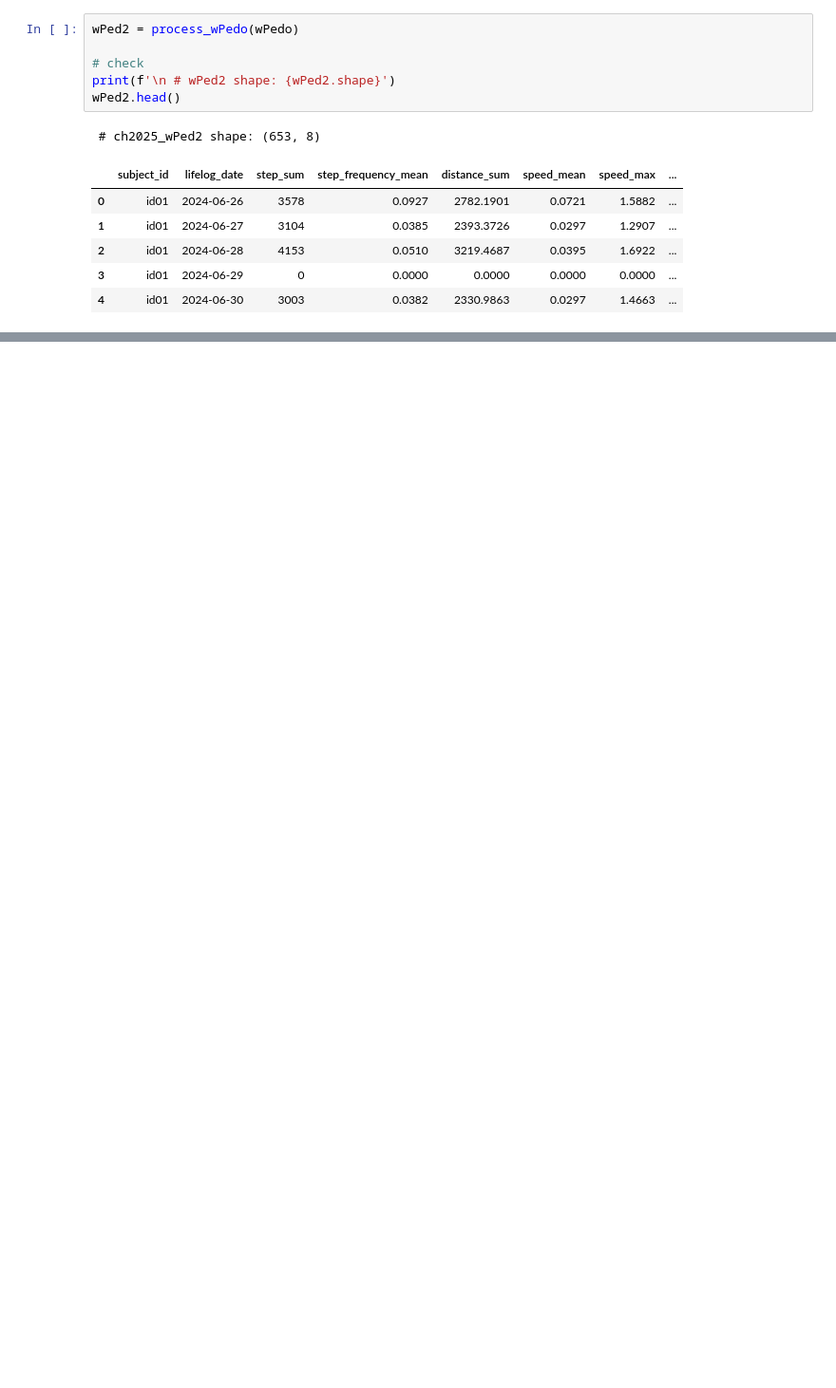
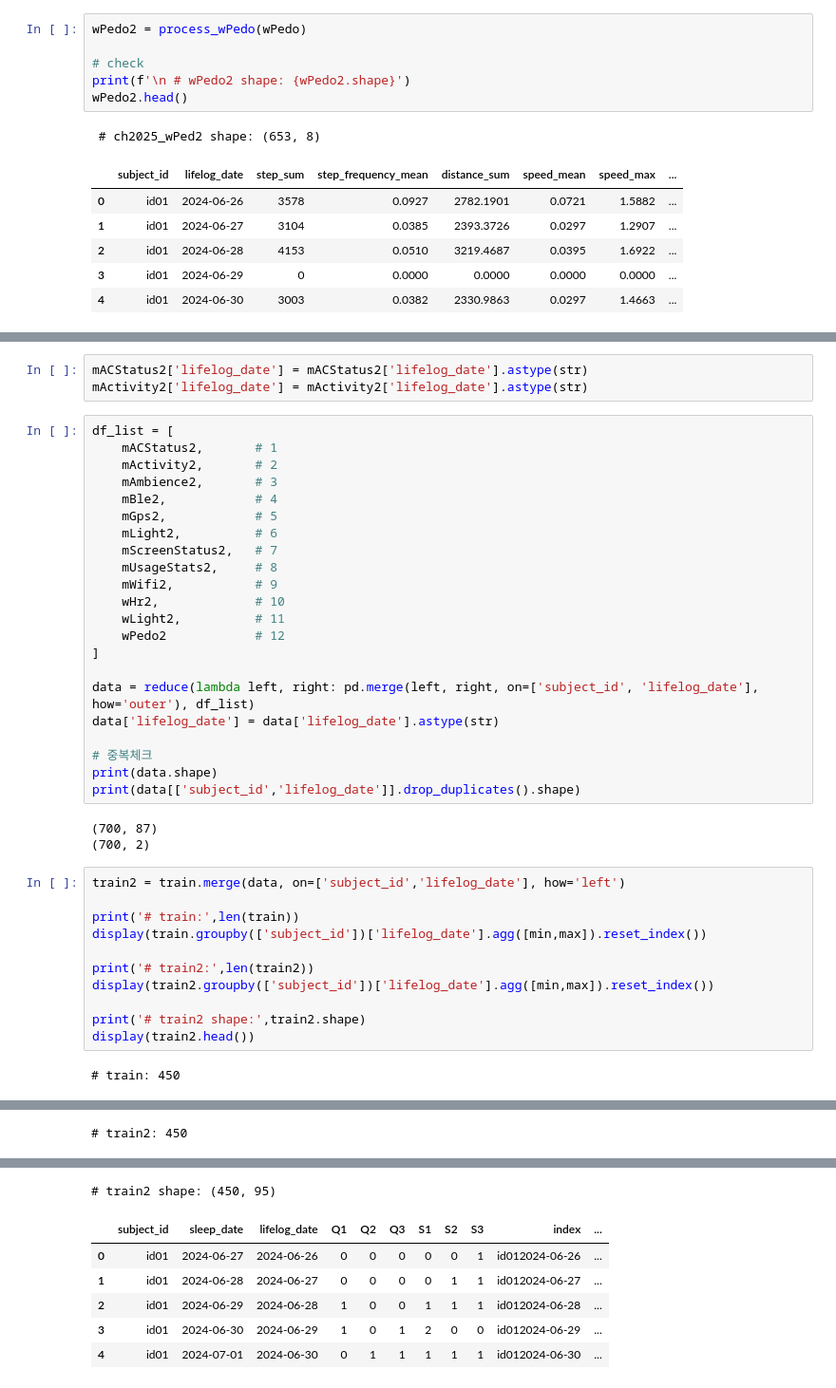
Before and after one commit to jacobgreen4477/Construction-Equipment-Oil-Condition-Classification-AI-Competition, a Jupyter notebook: ETRI_v1_0_0.ipynb, the cells around one changed output, grey strips where cells are left out. Shown: that part at 95% size. Drawn from its saved outputs; the diff is of its cells as text; blank space fills up the shorter version.

```diff
--- a/ETRI_v1_0_0.ipynb
+++ b/ETRI_v1_0_0.ipynb
@@ -1360,11 +1324,11 @@ def process_wPedo(df):
 
     return summary
 # %%
-wPed2 = process_wPedo(wPedo)
+wPedo2 = process_wPedo(wPedo)
 
 # check
-print(f'\n # wPed2 shape: {wPed2.shape}')
-wPed2.head()
+print(f'\n # wPedo2 shape: {wPedo2.shape}')
+wPedo2.head()
 # %% [output]
  # ch2025_wPed2 shape: (653, 8)
 |  | subject_id | lifelog_date | step_sum | step_frequency_mean | distance_sum | speed_mean | speed_max | ... |
@@ -1428,0 +1374,41 @@ test_df = pd.merge(test_keys, merged_df, on=['subject_id', 'lifelog_date'], how=
+# %%
+mACStatus2['lifelog_date'] = mACStatus2['lifelog_date'].astype(str)
+mActivity2['lifelog_date'] = mActivity2['lifelog_date'].astype(str)
+# %%
+df_list = [
+    mACStatus2,       # 1
+    mActivity2,       # 2
+    mAmbience2,       # 3
+    mBle2,            # 4
+    mGps2,            # 5
+    mLight2,          # 6
+    mScreenStatus2,   # 7
+    mUsageStats2,     # 8
+    mWifi2,           # 9
+    wHr2,             # 10
+    wLight2,          # 11
+    wPedo2            # 12
+]
+
+data = reduce(lambda left, right: pd.merge(left, right, on=['subject_id', 'lifelog_date'], how='outer'), df_list)
+data['lifelog_date'] = data['lifelog_date'].astype(str)
+
+# 중복체크
+print(data.shape)
+print(data[['subject_id','lifelog_date']].drop_duplicates().shape)
+# %% [output]
+(700, 87)
+(700, 2)
+# %%
+train2 = train.merge(data, on=['subject_id','lifelog_date'], how='left')
+
+print('# train:',len(train))
+display(train.groupby(['subject_id'])['lifelog_date'].agg([min,max]).reset_index())
+
+print('# train2:',len(train2))
+display(train2.groupby(['subject_id'])['lifelog_date'].agg([min,max]).reset_index())
+
+print('# train2 shape:',train2.shape)
+display(train2.head())
+# %% [output]
+# train: 450
@@ -1428,0 +1426 @@ test_df = pd.merge(test_keys, merged_df, on=['subject_id', 'lifelog_date'], how=
+# train2: 450
@@ -1428,0 +1438,7 @@ test_df = pd.merge(test_keys, merged_df, on=['subject_id', 'lifelog_date'], how=
+# train2 shape: (450, 95)
+|  | subject_id | sleep_date | lifelog_date | Q1 | Q2 | Q3 | S1 | S2 | S3 | index | ... |
+| 0 | id01 | 2024-06-27 | 2024-06-26 | 0 | 0 | 0 | 0 | 0 | 1 | id012024-06-26 | ... |
+| 1 | id01 | 2024-06-28 | 2024-06-27 | 0 | 0 | 0 | 0 | 1 | 1 | id012024-06-27 | ... |
+| 2 | id01 | 2024-06-29 | 2024-06-28 | 1 | 0 | 0 | 1 | 1 | 1 | id012024-06-28 | ... |
+| 3 | id01 | 2024-06-30 | 2024-06-29 | 1 | 0 | 1 | 2 | 0 | 0 | id012024-06-29 | ... |
+| 4 | id01 | 2024-07-01 | 2024-06-30 | 0 | 1 | 1 | 1 | 1 | 1 | id012024-06-30 | ... |
```
Also changed, not shown: parts of 15 cells of this notebook.
